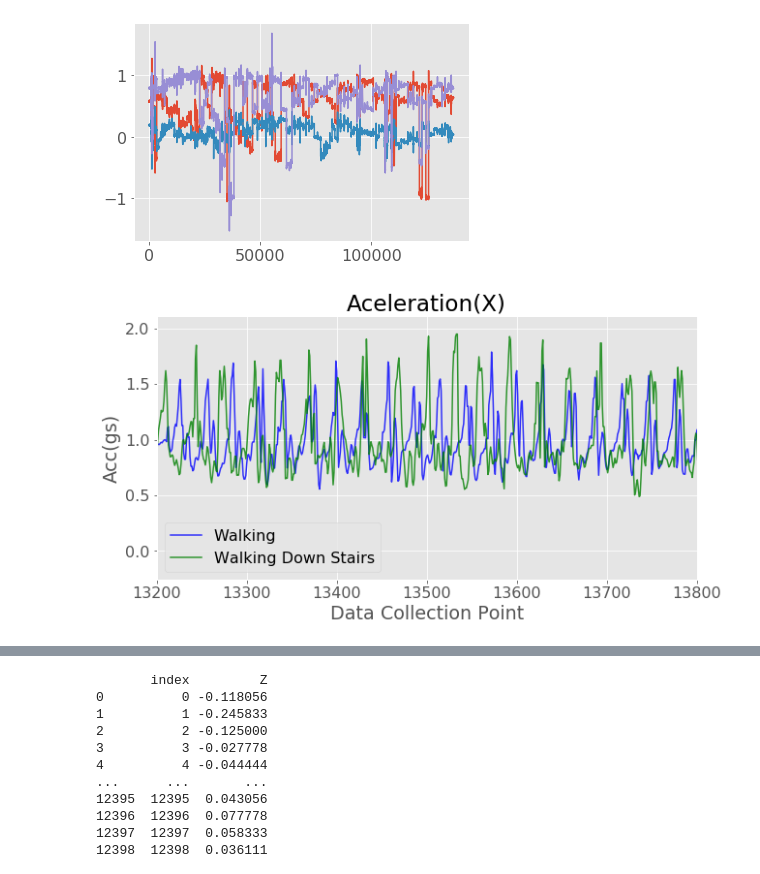
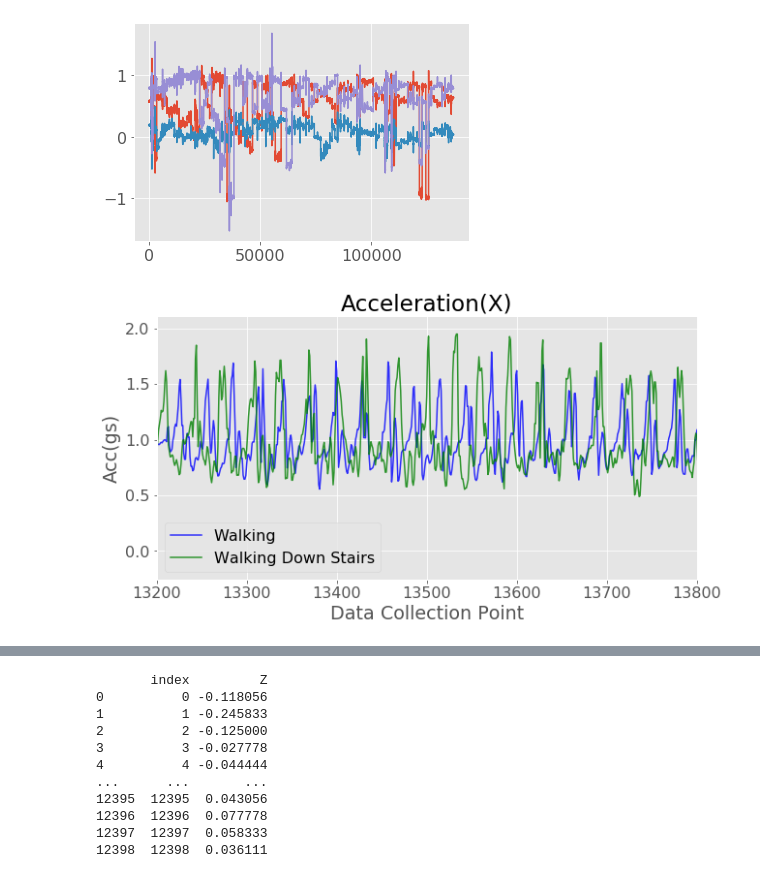
Before and after one commit to Devinml/Human-activity-recognition-using-smartphone-data, a Jupyter notebook: notebooks/EDA_RAW_DATA.ipynb, the cells around one changed output, grey strips where cells are left out. Drawn from its saved outputs; the diff is of its cells as text; code cells hidden in the pictures.

```diff
--- a/notebooks/EDA_RAW_DATA.ipynb
+++ b/notebooks/EDA_RAW_DATA.ipynb
@@ -118,15 +118,15 @@ df_lay['Y'].plot()
 # %%
 fig_test , ax_test = plt.subplots(figsize=(10,5))
 ax_test.plot(df_walk['X'], color='blue', label="Walking",alpha=.8)
 ax_test.plot(df_down['X'], color='green', label="Walking Down Stairs",alpha=.8)
-plt.title('Aceleration(X)')
+plt.title('Acceleration(X)')
 plt.legend()
 plt.xlabel('Data Collection Point')
 plt.ylabel('Acc(gs)')
 plt.xlim(13200,13800)
 plt.savefig('../imgs/raw_acc_X.png',dpi=500)
 # %% [output]
-[figure, old version]
+[figure, new version]
 # %%
 df_lay.head()
 # %% [output]
```
Also changed, not shown: parts of 12 cells of this notebook, 18 other files.
